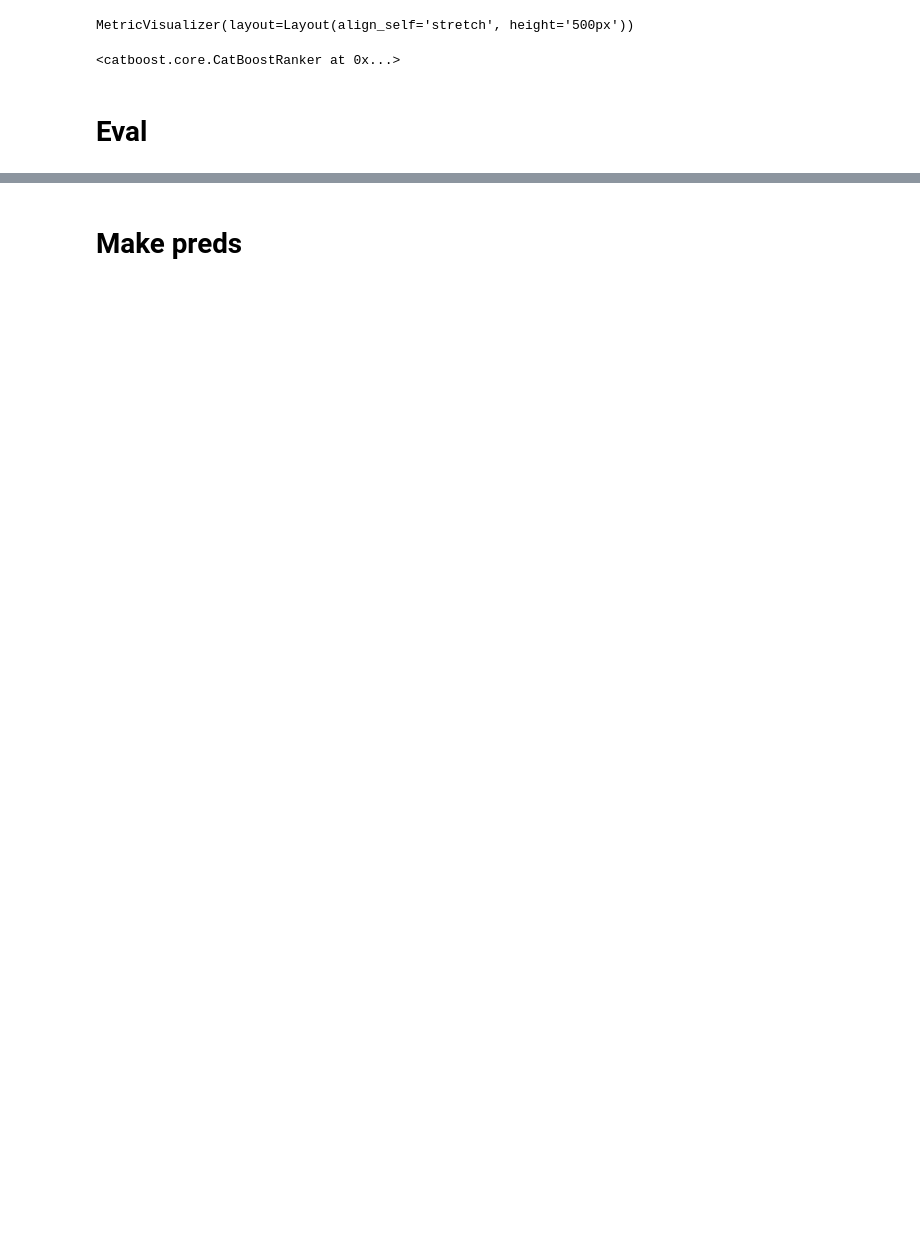
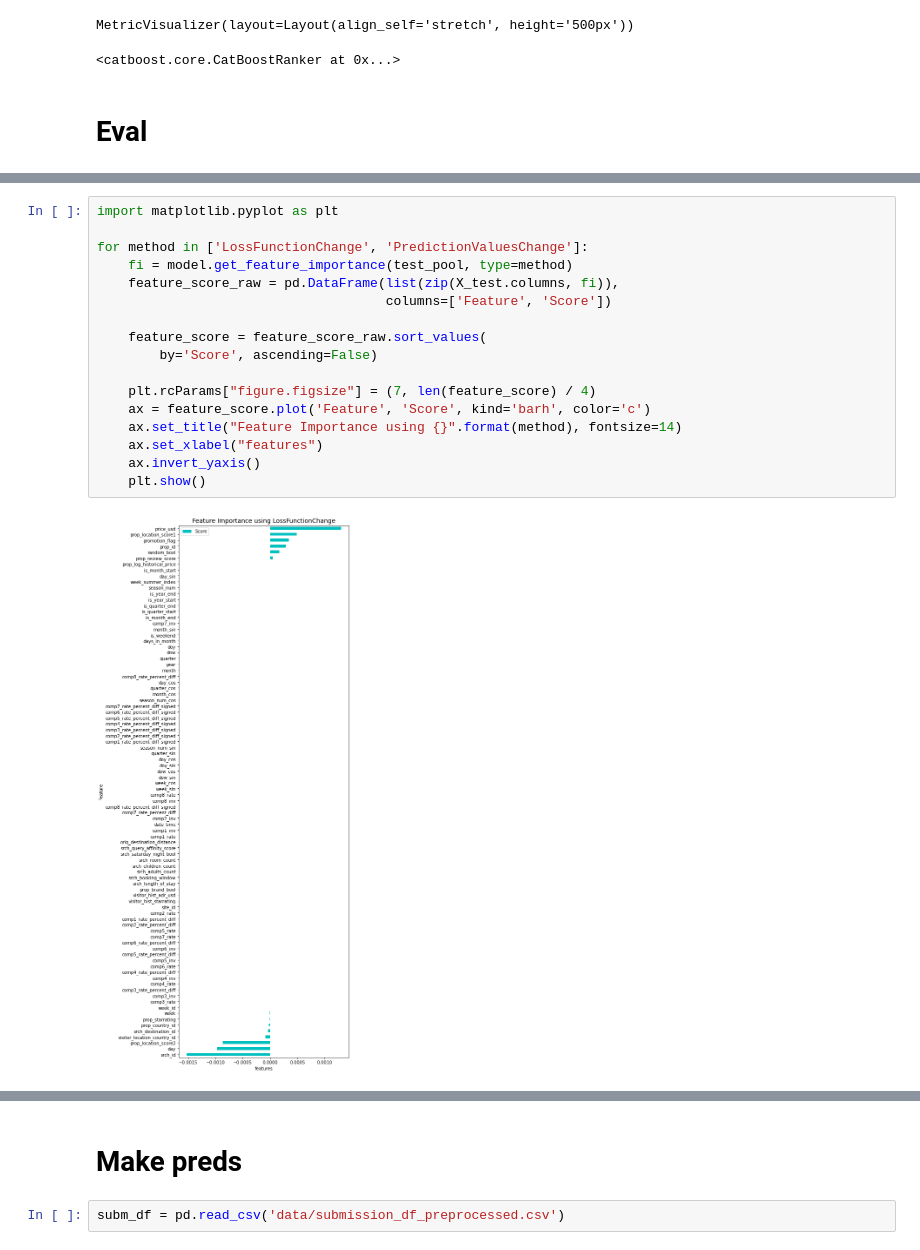
Before and after one commit to OlegBEZb/Personalize-Expedia-Hotel-Searches, a Jupyter notebook: Catboost_ranker_book_click_not.ipynb, the cells around one changed output, grey strips where cells are left out. Saved outputs shown, nothing was run; the diff lists cells and outputs as text; blank space fills up the shorter version.

```diff
--- a/Catboost_ranker_book_click_not.ipynb
+++ b/Catboost_ranker_book_click_not.ipynb
@@ -197,0 +163,19 @@ NDCG which is used for competition evaluation
+# %%
+import matplotlib.pyplot as plt
+
+for method in ['LossFunctionChange', 'PredictionValuesChange']:
+    fi = model.get_feature_importance(test_pool, type=method)
+    feature_score_raw = pd.DataFrame(list(zip(X_test.columns, fi)),
+                                     columns=['Feature', 'Score'])
+
+    feature_score = feature_score_raw.sort_values(
+        by='Score', ascending=False)
+
+    plt.rcParams["figure.figsize"] = (7, len(feature_score) / 4)
+    ax = feature_score.plot('Feature', 'Score', kind='barh', color='c')
+    ax.set_title("Feature Importance using {}".format(method), fontsize=14)
+    ax.set_xlabel("features")
+    ax.invert_yaxis()
+    plt.show()
+# %% [output]
+[figure, added]
@@ -198,3 +183,5 @@ NDCG which is used for competition evaluation
 # %% [markdown]
 # Make preds
+# %%
+subm_df = pd.read_csv('data/submission_df_preprocessed.csv')
 # %%
```
Also changed, not shown: parts of 19 cells of this notebook, 2 other files.
